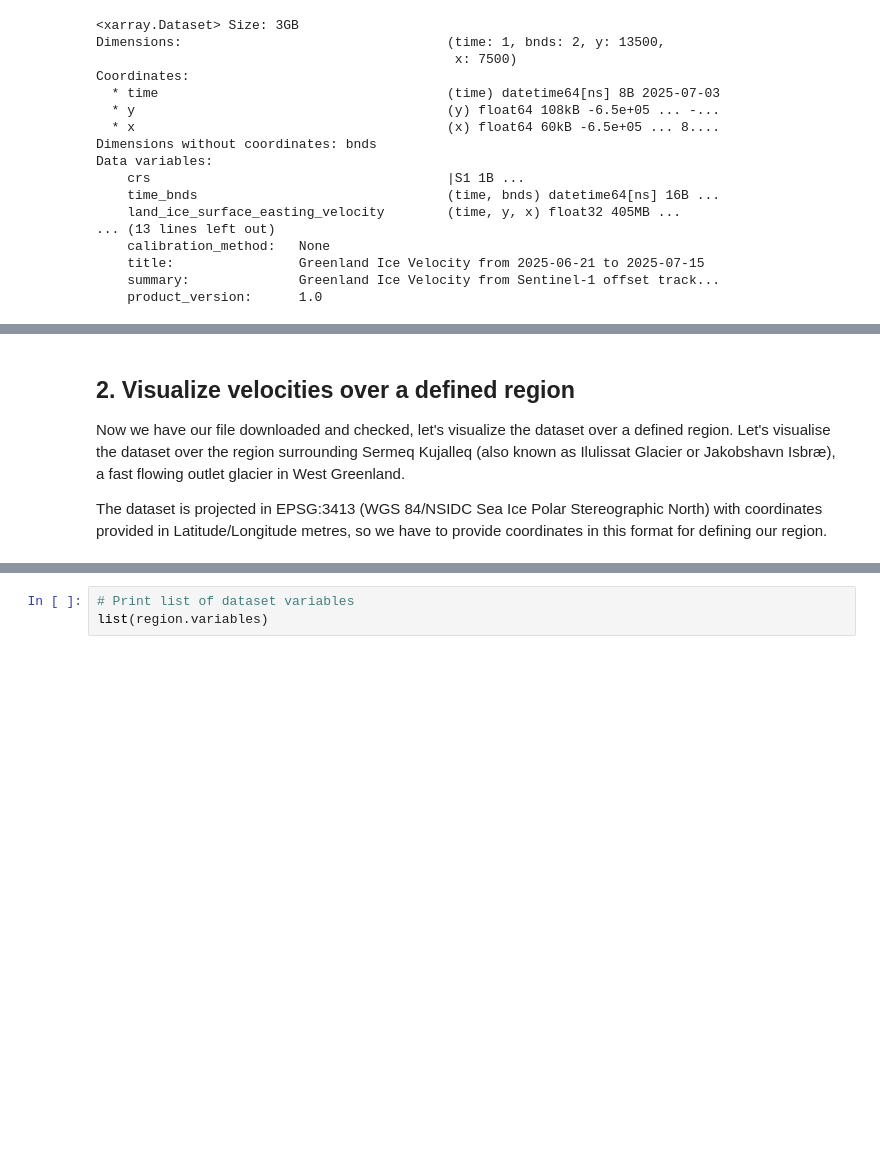
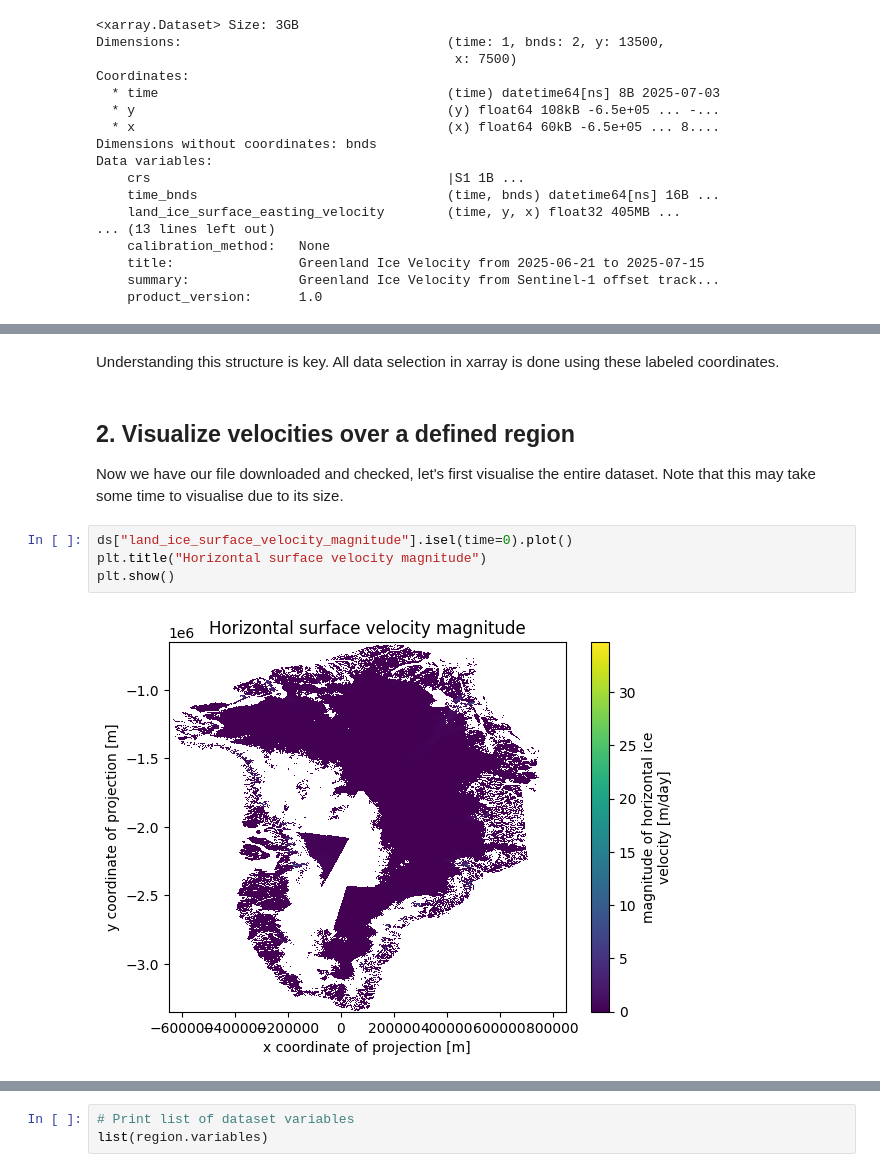
Before and after one commit to GEUS-Glaciology-and-Climate/Sentinel-1_Greenland_Ice_Velocity, a Jupyter notebook: tutorials/promice_iv_sermeq_kujalleq_tutorial.ipynb, the cells around one changed output, grey strips where cells are left out. Cells and saved outputs as stored; diff of their text form; blank space fills up the shorter version.

```diff
--- a/tutorials/promice_iv_sermeq_kujalleq_tutorial.ipynb
+++ b/tutorials/promice_iv_sermeq_kujalleq_tutorial.ipynb
@@ -73,5 +89,11 @@ Data variables:
+# %% [markdown]
+Understanding this structure is key. All data selection in xarray is done using these labeled coordinates.
 # %% [markdown]
 ## 2. Visualize velocities over a defined region
-Now we have our file downloaded and checked, let's visualize the dataset over a defined region. Let's visualise the dataset over the region surrounding Sermeq Kujalleq (also known as Ilulissat Glacier or Jakobshavn Isbræ), a fast flowing outlet glacier in West Greenland.
-
-The dataset is projected in EPSG:3413 (WGS 84/NSIDC Sea Ice Polar Stereographic North) with coordinates provided in Latitude/Longitude metres, so we have to provide coordinates in this format for defining our region.
+Now we have our file downloaded and checked, let's first visualise the entire dataset. Note that this may take some time to visualise due to its size.
+# %%
+ds["land_ice_surface_velocity_magnitude"].isel(time=0).plot()
+plt.title("Horizontal surface velocity magnitude")
+plt.show()
+# %% [output]
+[figure, added]
```
Also changed, not shown: parts of 9 cells of this notebook.
